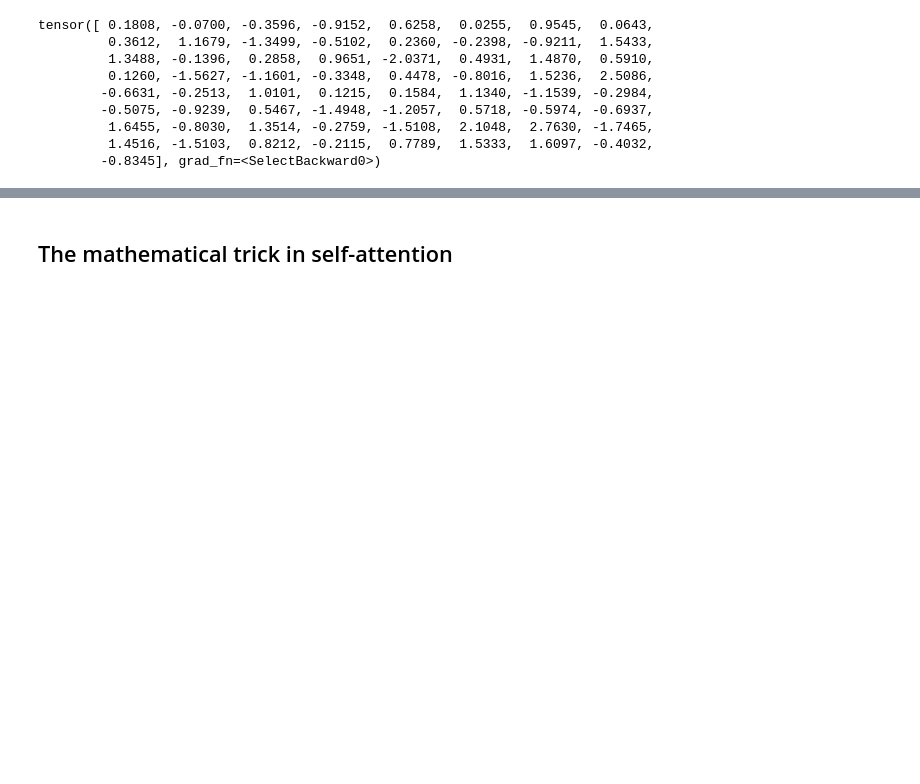
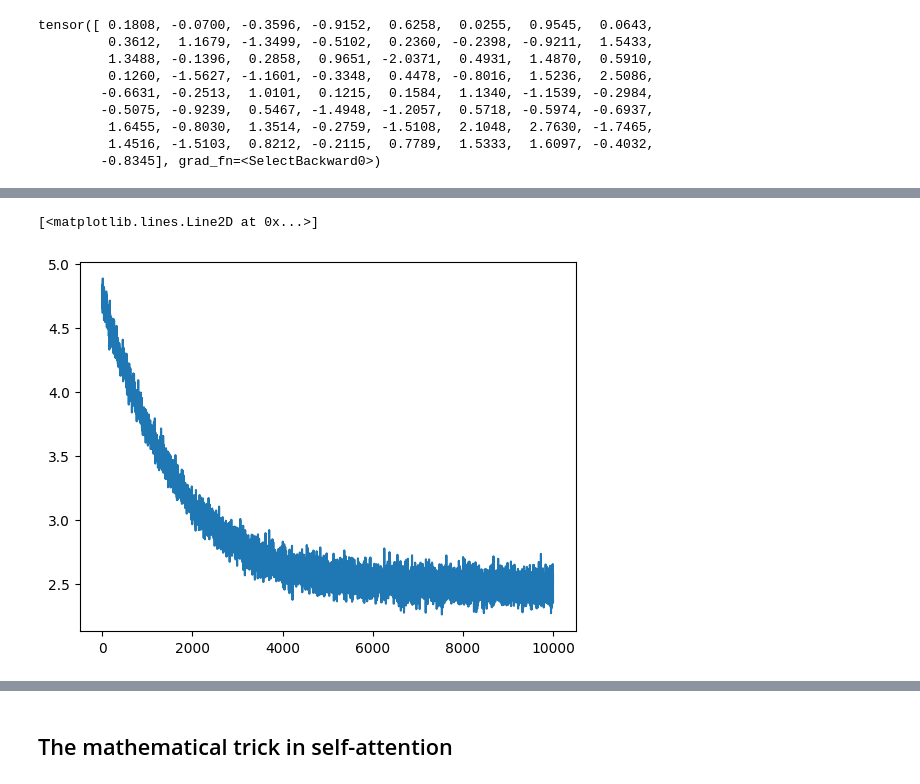
Before and after one commit to burakemretetik/nanoGPT, a Jupyter notebook: gpt_dev.ipynb, the cells around one changed output, grey strips where cells are left out. Saved outputs shown, nothing was run; the diff lists cells and outputs as text; code cells hidden in the pictures; blank space fills up the shorter version.

```diff
--- a/gpt_dev.ipynb
+++ b/gpt_dev.ipynb
@@ -244,8 +246,9 @@ tensor([ 0.1808, -0.0700, -0.3596, -0.9152,  0.6258,  0.0255,  0.9545,  0.0643,
 # create a PyTorch optimizer
 optimizer = torch.optim.AdamW(m.parameters(), lr=1e-3)
 # %%
+lossi = []
 batch_size = 32
-for steps in range(100): # increase number of steps for good results...
+for steps in range(10000): # increase number of steps for good results...
 
     # sample a batch of data
     xb, yb = get_batch('train')
@@ -256,5 +259,7 @@ for steps in range(100): # increase number of steps for good results...
     loss.backward()
     optimizer.step()
 
-print(loss.item())
+    lossi.append(loss.item())
+    if steps % 1000 == 0:
+        print(f"Step: {steps}, Loss: {loss.item()}")
 # %% [output]
@@ -262,3 +276,8 @@ print(loss.item())
+# %%
+plt.plot(lossi)
+# %% [output]
+[<matplotlib.lines.Line2D at 0x...>]
+[figure, added]
 # %%
 print(decode(m.generate(idx = torch.zeros((1, 1), dtype=torch.long), max_new_tokens=500)[0].tolist()))
 # %% [output]
```
Also changed, not shown: parts of 10 cells of this notebook.
